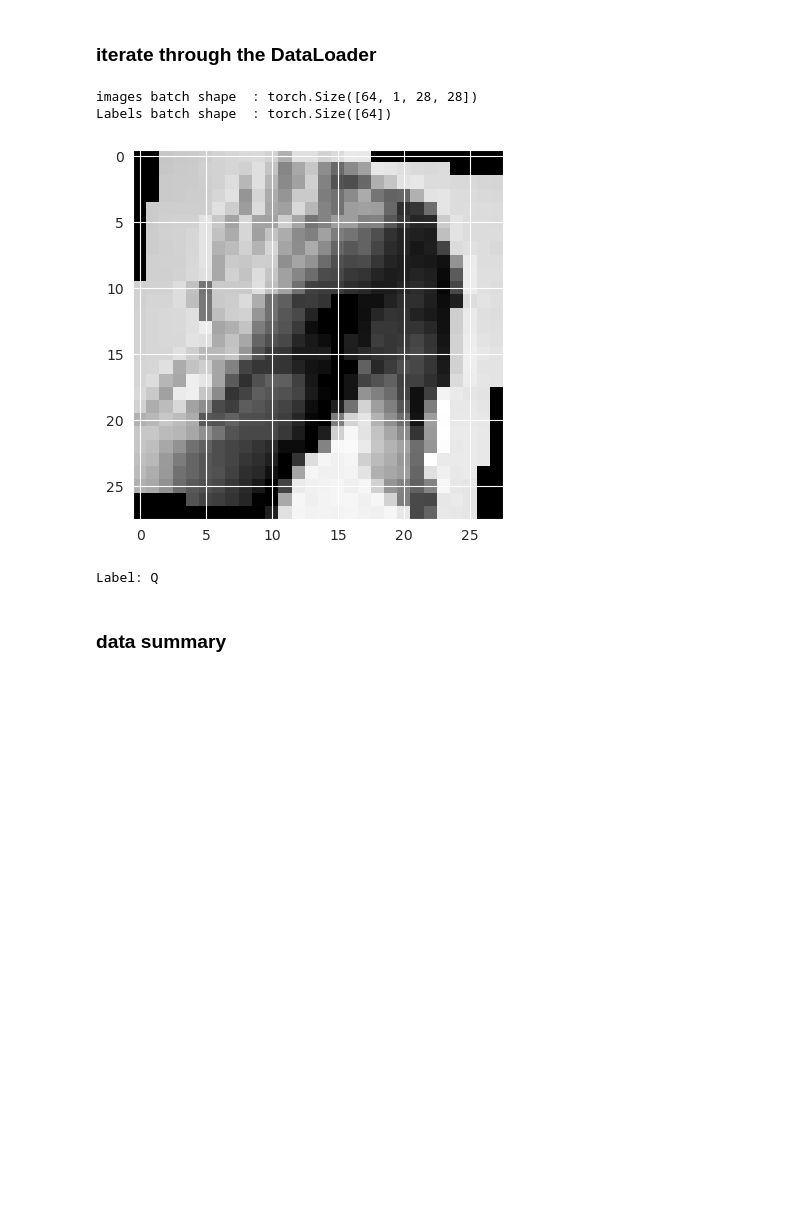
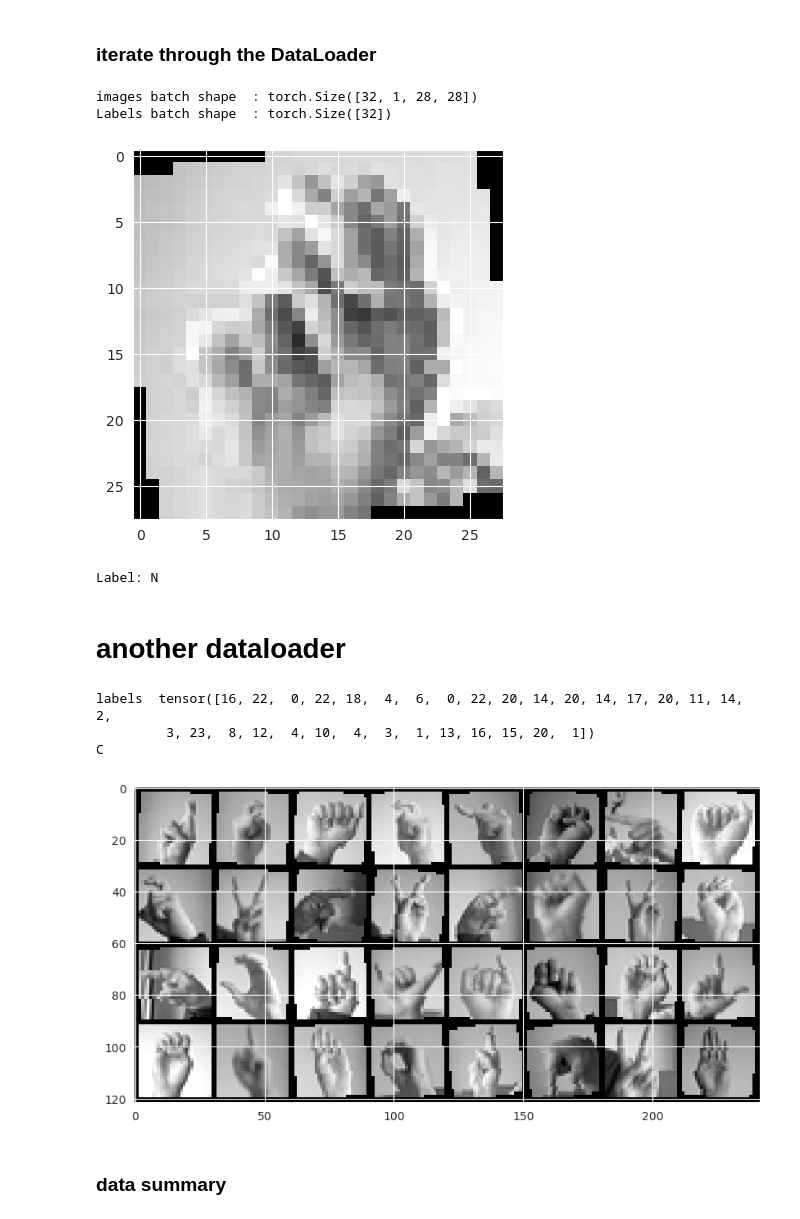
Before and after one commit to azadsadr/sign-language-detection, a Jupyter notebook: visualization.ipynb, the cells around one changed output. Saved outputs shown, nothing was run; the diff lists cells and outputs as text; code cells hidden in the pictures; blank space fills up the shorter version.

```diff
--- a/visualization.ipynb
+++ b/visualization.ipynb
@@ -49,7 +51,7 @@ plt.show()
 # %% [markdown]
 ### DataLoader
 # %%
-batch_size=64
+batch_size=32
 
 train_loader = torch.utils.data.DataLoader(dataset=train_data, batch_size=batch_size, shuffle=True)
 valid_loader = torch.utils.data.DataLoader(dataset=val_data, batch_size=batch_size, shuffle=True)
@@ -67,10 +69,36 @@ plt.imshow(img, cmap="gray")
 plt.show()
 print(f"Label: {labels_map[label.item()]}")
 # %% [output]
-images batch shape  : torch.Size([64, 1, 28, 28])
-Labels batch shape  : torch.Size([64])
+images batch shape  : torch.Size([32, 1, 28, 28])
+Labels batch shape  : torch.Size([32])
-[figure, old version]
+[figure, new version]
-Label: Q
+Label: N
+# %% [markdown]
+# another dataloader
+# %%
+data_iter = iter(train_loader)
+images, labels = data_iter.next() # next(data_iter)
+#print(images.shape)
+#print(labels.shape)
+
+labels_map = {
+    0: "A", 1: "B", 2: "C", 3: "D", 4: "E", 5: "F",
+    6: "G", 7: "H", 8: "I", 9: "K", 10: "L", 11: "M",
+    12: "N", 13: "O", 14: "P", 15: "Q", 16: "R", 17: "S",
+    18: "T", 19: "U", 20: "V", 21: "W", 22: "X", 23: "Y",
+}
+
+grid = torchvision.utils.make_grid(images)
+plt.figure(figsize=(10,5))
+plt.imshow(np.transpose(grid, (1, 2, 0)))
+print("labels ", labels)
+
+# print out corresponding letters using lebels_map and labels
+# %% [output]
+labels  tensor([16, 22,  0, 22, 18,  4,  6,  0, 22, 20, 14, 20, 14, 17, 20, 11, 14,  2,
+         3, 23,  8, 12,  4, 10,  4,  3,  1, 13, 16, 15, 20,  1])
+C
+[figure, added]
 # %% [markdown]
 ### data summary
 # %%
```
Also changed, not shown: parts of 3 cells of this notebook, 5 other files.
